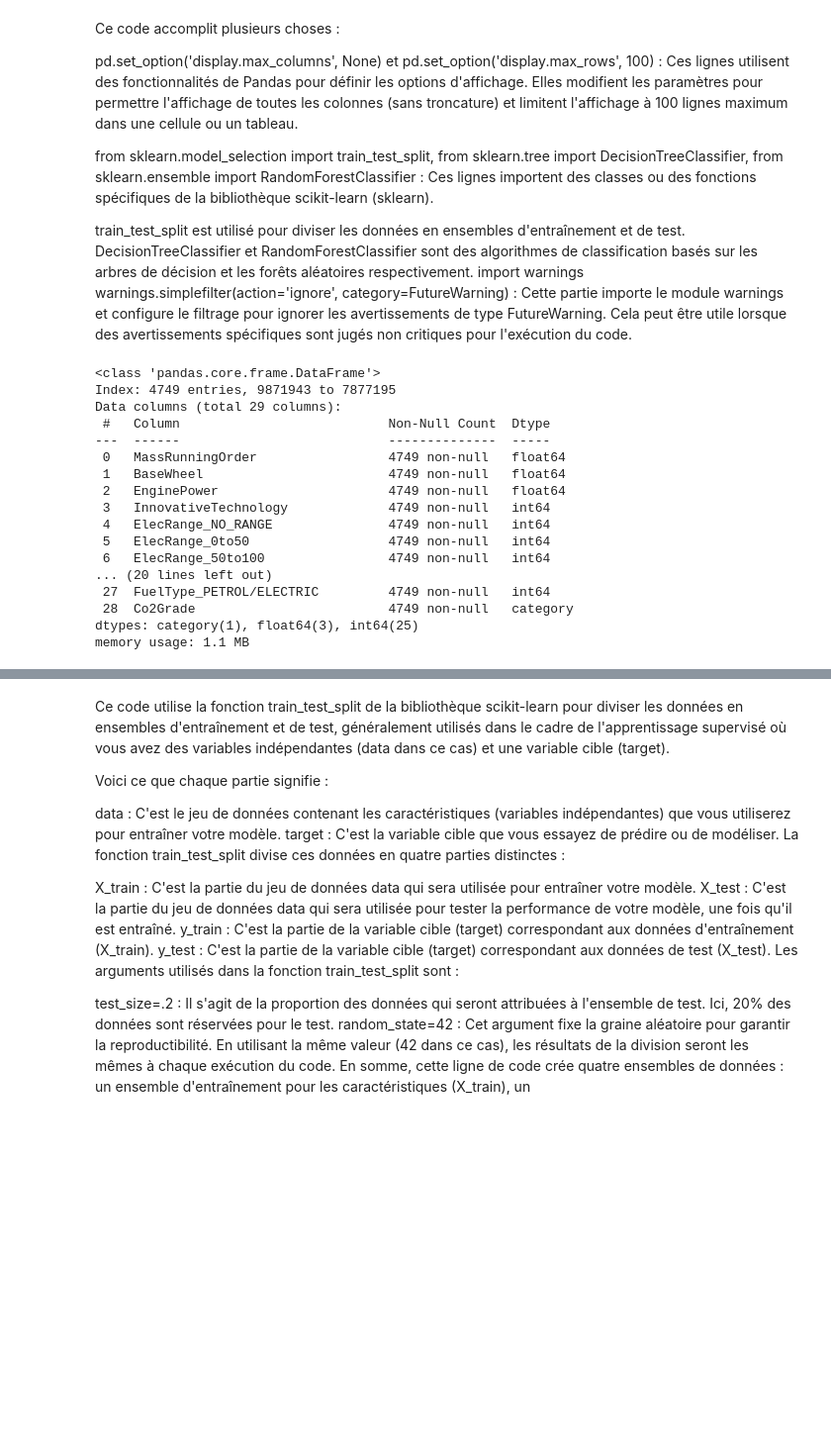
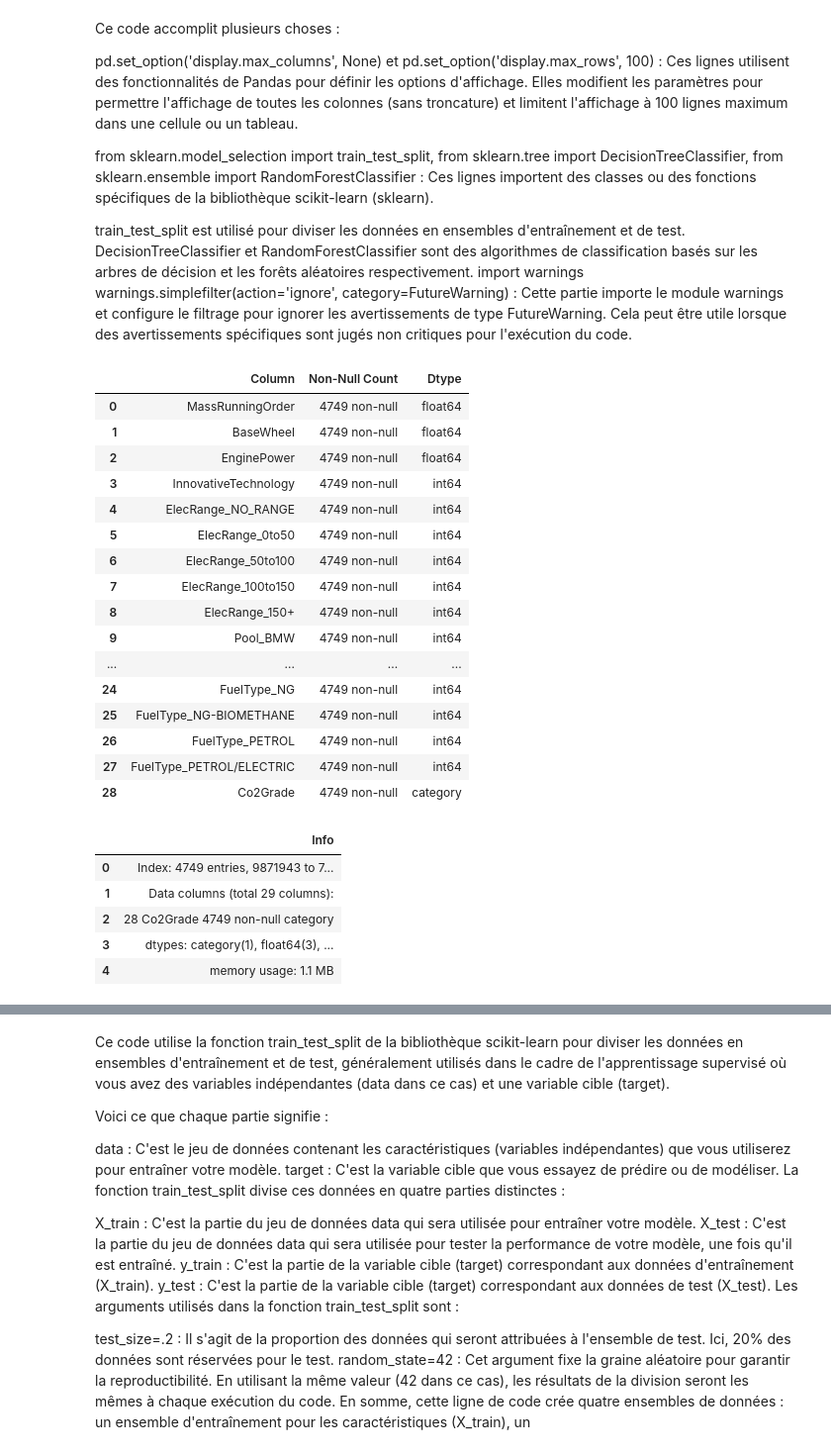
Before and after one commit to MatthieuLeNozach/car-co2-prediction_pre-release, a Jupyter notebook: notebooks/classification_v200.ipynb, the cells around one changed output, grey strips where cells are left out. Shown at 99% size. Drawn from its saved outputs; the diff is of its cells as text; code cells hidden in the pictures; blank space fills up the shorter version.

```diff
--- a/notebooks/classification_v200.ipynb
+++ b/notebooks/classification_v200.ipynb
@@ -54,26 +45,32 @@ from sklearn.model_selection import train_test_split, from sklearn.tree import D
 train_test_split est utilisé pour diviser les données en ensembles d'entraînement et de test.
 DecisionTreeClassifier et RandomForestClassifier sont des algorithmes de classification basés sur les arbres de décision et les forêts aléatoires respectivement.
 import warnings warnings.simplefilter(action='ignore', category=FutureWarning) : Cette partie importe le module warnings et configure le filtrage pour ignorer les avertissements de type FutureWarning. Cela peut être utile lorsque des avertissements spécifiques sont jugés non critiques pour l'exécution du code.
-# %%
-df.info()
-# %% [output]
-<class 'pandas.core.frame.DataFrame'>
-Index: 4749 entries, 9871943 to 7877195
-Data columns (total 29 columns):
- #   Column                           Non-Null Count  Dtype
----  ------                           --------------  -----
- 0   MassRunningOrder                 4749 non-null   float64
- 1   BaseWheel                        4749 non-null   float64
- 2   EnginePower                      4749 non-null   float64
- 3   InnovativeTechnology             4749 non-null   int64
- 4   ElecRange_NO_RANGE               4749 non-null   int64
- 5   ElecRange_0to50                  4749 non-null   int64
- 6   ElecRange_50to100                4749 non-null   int64
-... (20 lines left out)
- 27  FuelType_PETROL/ELECTRIC         4749 non-null   int64
- 28  Co2Grade                         4749 non-null   category
-dtypes: category(1), float64(3), int64(25)
-memory usage: 1.1 MB
+# %%
+co2.styles.display_info(df)
+# %% [output]
+|  | Column | Non-Null Count | Dtype |
+| 0 | MassRunningOrder | 4749 non-null | float64 |
+| 1 | BaseWheel | 4749 non-null | float64 |
+| 2 | EnginePower | 4749 non-null | float64 |
+| 3 | InnovativeTechnology | 4749 non-null | int64 |
+| 4 | ElecRange_NO_RANGE | 4749 non-null | int64 |
+| 5 | ElecRange_0to50 | 4749 non-null | int64 |
+| 6 | ElecRange_50to100 | 4749 non-null | int64 |
+| 7 | ElecRange_100to150 | 4749 non-null | int64 |
+| 8 | ElecRange_150+ | 4749 non-null | int64 |
+| 9 | Pool_BMW | 4749 non-null | int64 |
+| ... | ... | ... | ... |
+| 24 | FuelType_NG | 4749 non-null | int64 |
+| 25 | FuelType_NG-BIOMETHANE | 4749 non-null | int64 |
+| 26 | FuelType_PETROL | 4749 non-null | int64 |
+| 27 | FuelType_PETROL/ELECTRIC | 4749 non-null | int64 |
+| 28 | Co2Grade | 4749 non-null | category |
+|  | Info |
+| 0 | Index: 4749 entries, 9871943 to 7... |
+| 1 | Data columns (total 29 columns): |
+| 2 | 28 Co2Grade 4749 non-null category |
+| 3 | dtypes: category(1), float64(3), ... |
+| 4 | memory usage: 1.1 MB |
 # %%
 target = df['Co2Grade']
 data = df.drop(columns='Co2Grade')
```
Also changed, not shown: parts of 17 cells of this notebook, 54 other files.
